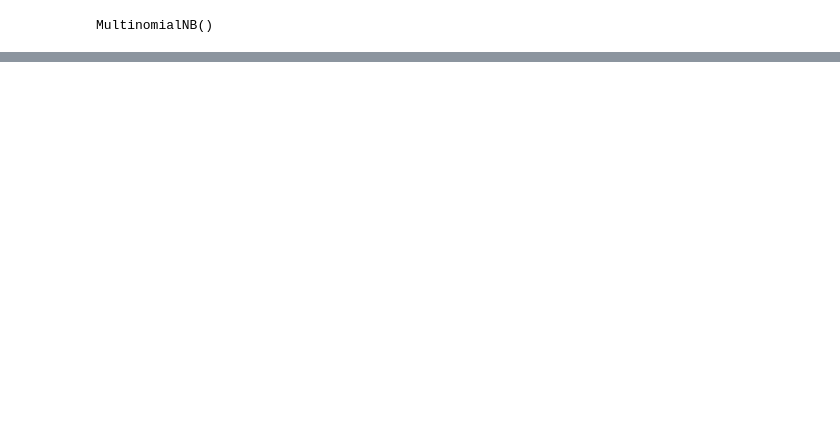
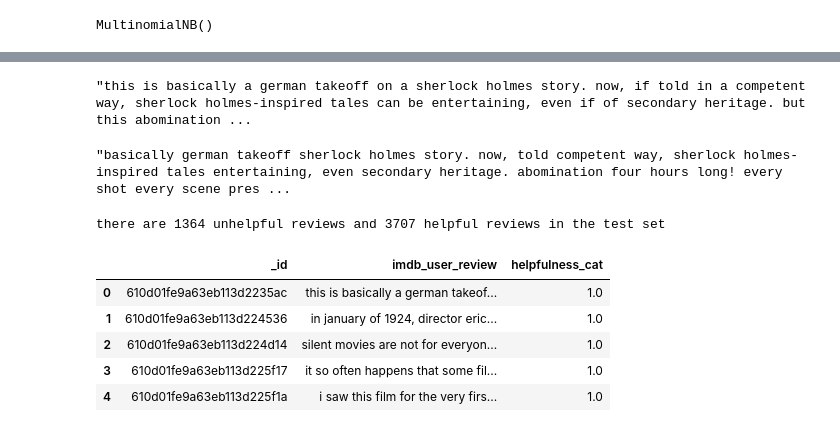
Before and after one commit to happysoymilk/movie-review-classifier, a Jupyter notebook: NLP_FCP_final.ipynb, the cells around one changed output, grey strips where cells are left out. Cells and saved outputs as stored; diff of their text form; code cells hidden in the pictures; blank space fills up the shorter version.

```diff
--- a/NLP_FCP_final.ipynb
+++ b/NLP_FCP_final.ipynb
@@ -2289,0 +2347,37 @@ weighted avg       0.76      0.75      0.76      3227
+# %%
+# convert list to pd series
+clean_review_final = pd.Series(clean_review_final)
+# %%
+test['imdb_user_review'][0]
+# %% [output]
+"this is basically a german takeoff on a sherlock holmes story. now, if told in a competent way, sherlock holmes-inspired tales can be entertaining, even if of secondary heritage. but this abomination ...
+# %%
+clean_review_final[0]
+# %% [output]
+"basically german takeoff sherlock holmes story. now, told competent way, sherlock holmes-inspired tales entertaining, even secondary heritage. abomination four hours long! every shot every scene pres ...
+# %%
+#Tf-Idf
+from sklearn.feature_extraction.text import TfidfVectorizer
+tfidf_vectorizer = TfidfVectorizer(use_idf=True)
+tfidf_vectorizer.fit(train['imdb_user_review'])
+X_test_tfidf = tfidf_vectorizer.transform(clean_review_final).toarray()
+# %%
+y_pred_final = mb.predict(X_test_tfidf)
+# %%
+test['helpfulness_cat'] = y_pred_final
+# %%
+# get 0 and 1 counts in the test set
+test_0_count = len(test.loc[test["helpfulness_cat"] == 0, :])
+test_1_count = len(test.loc[test["helpfulness_cat"] == 1, :])
+print('there are',test_0_count,'unhelpful reviews and',test_1_count,'helpful reviews in the test set')
+# %% [output]
+there are 1364 unhelpful reviews and 3707 helpful reviews in the test set
+# %%
+test.head()
+# %% [output]
+|  | _id | imdb_user_review | helpfulness_cat |
+| 0 | 610d01fe9a63eb113d2235ac | this is basically a german takeof... | 1.0 |
+| 1 | 610d01fe9a63eb113d224536 | in january of 1924, director eric... | 1.0 |
+| 2 | 610d01fe9a63eb113d224d14 | silent movies are not for everyon... | 1.0 |
+| 3 | 610d01fe9a63eb113d225f17 | it so often happens that some fil... | 1.0 |
+| 4 | 610d01fe9a63eb113d225f1a | i saw this film for the very firs... | 1.0 |
```
Also changed, not shown: parts of 25 cells of this notebook, 11 other files.
